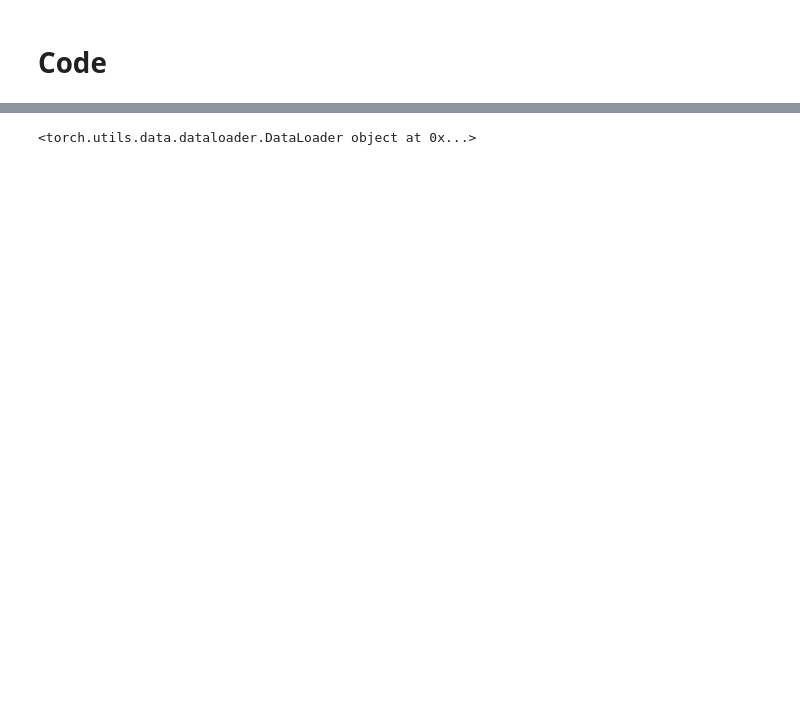
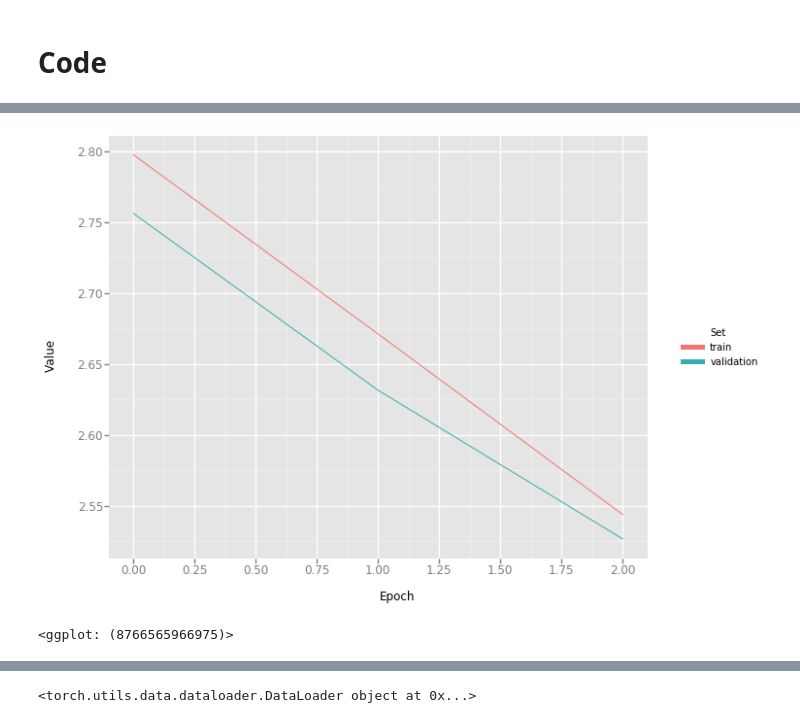
Before and after one commit to Hv0nnus/GridNet, a Jupyter notebook: main.ipynb, the cells around one changed output, grey strips where cells are left out. Drawn from its saved outputs; the diff is of its cells as text; code cells hidden in the pictures; blank space fills up the shorter version.

```diff
--- a/main.ipynb
+++ b/main.ipynb
@@ -292 +278,6 @@ Variable containing:
+# %%
+plot_loss(parameters.name_network,parameters.train_number)
+# %% [output]
+[figure, added]
+<ggplot: (8766565966975)>
 # %%
```
Also changed, not shown: parts of 12 cells of this notebook, 3 other files.
